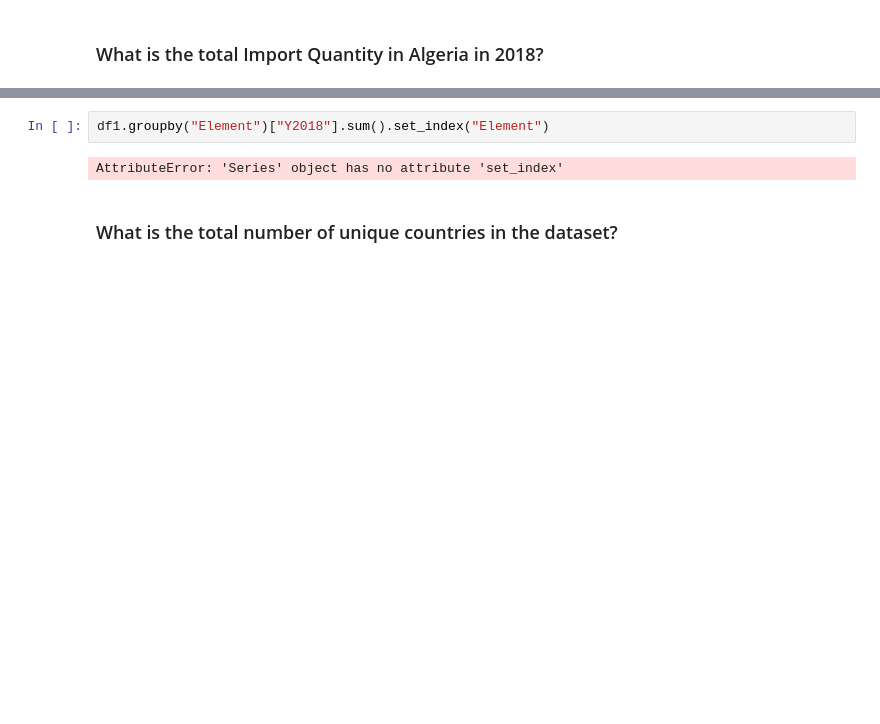
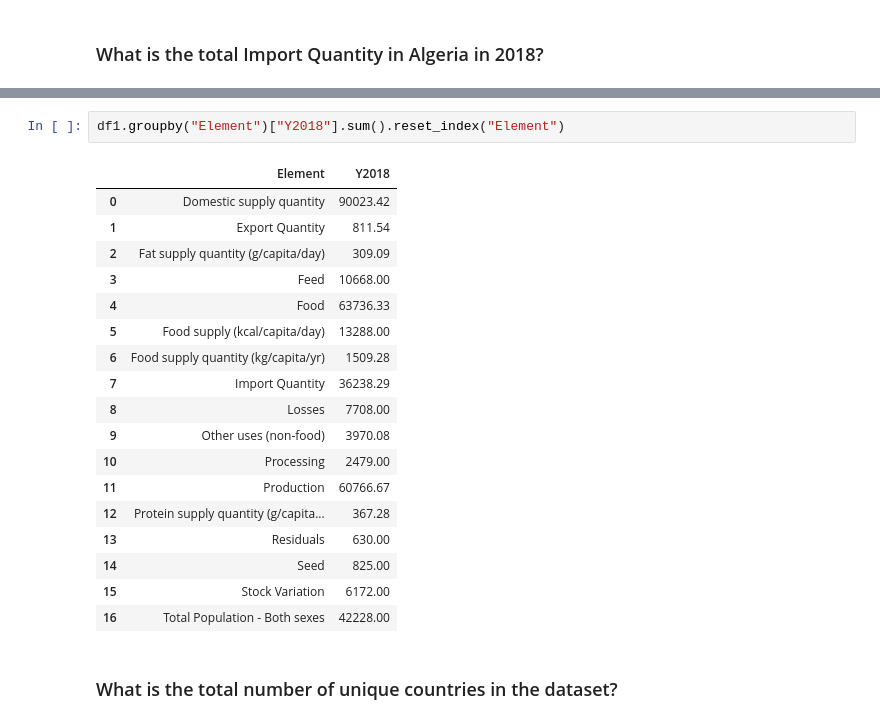
Before and after one commit to Urias-T/HDSC_Summer_2022, a Jupyter notebook: Stage_A/Introduction to Python for Machine Learning.ipynb, the cells around one changed output, grey strips where cells are left out. Drawn from its saved outputs; the diff is of its cells as text; blank space fills up the shorter version.

```diff
--- a/Stage_A/Introduction to Python for Machine Learning.ipynb
+++ b/Stage_A/Introduction to Python for Machine Learning.ipynb
@@ -172,9 +172,26 @@ df1.head()
 | 3 | 4 | Algeria | 2901 | Grand Total | 674 | Protein supply quantity (g/capita... | g/capita/day | 94.90 | 94.35 | 94.72 | ... |
 | 4 | 4 | Algeria | 2901 | Grand Total | 684 | Fat supply quantity (g/capita/day) | g/capita/day | 80.06 | 79.36 | 77.40 | ... |
 # %%
-df1.groupby("Element")["Y2018"].sum().set_index("Element")
+df1.groupby("Element")["Y2018"].sum().reset_index("Element")
 # %% [output]
-AttributeError: 'Series' object has no attribute 'set_index'
+|  | Element | Y2018 |
+| 0 | Domestic supply quantity | 90023.42 |
+| 1 | Export Quantity | 811.54 |
+| 2 | Fat supply quantity (g/capita/day) | 309.09 |
+| 3 | Feed | 10668.00 |
+| 4 | Food | 63736.33 |
+| 5 | Food supply (kcal/capita/day) | 13288.00 |
+| 6 | Food supply quantity (kg/capita/yr) | 1509.28 |
+| 7 | Import Quantity | 36238.29 |
+| 8 | Losses | 7708.00 |
+| 9 | Other uses (non-food) | 3970.08 |
+| 10 | Processing | 2479.00 |
+| 11 | Production | 60766.67 |
+| 12 | Protein supply quantity (g/capita... | 367.28 |
+| 13 | Residuals | 630.00 |
+| 14 | Seed | 825.00 |
+| 15 | Stock Variation | 6172.00 |
+| 16 | Total Population - Both sexes | 42228.00 |
 # %% [markdown]
 ### What is the total number of unique countries in the dataset?
 # %%
```
